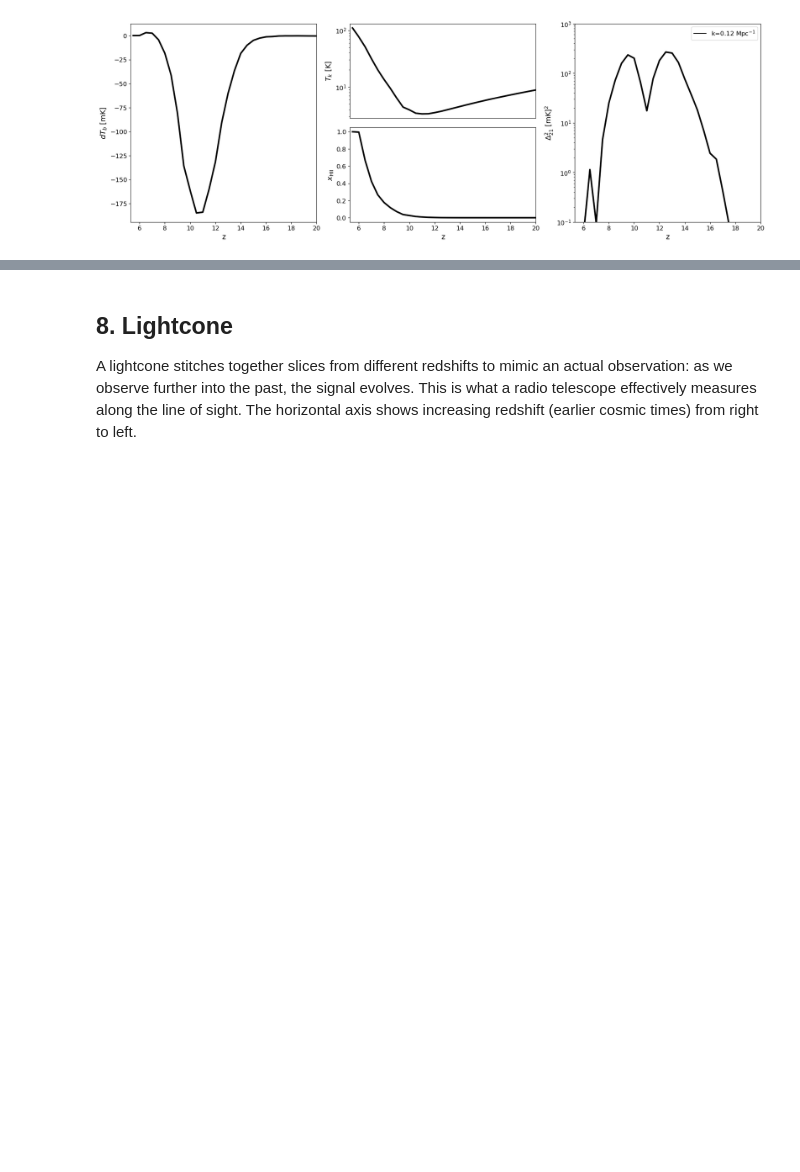
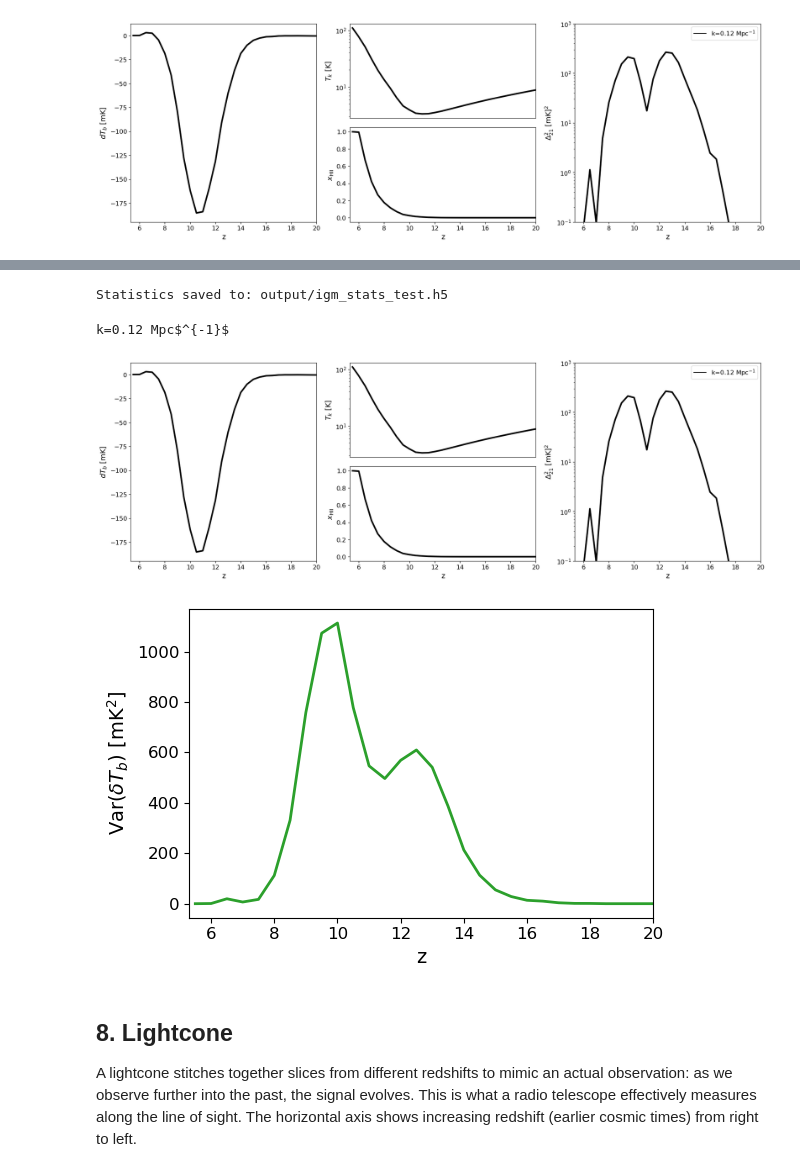
Before and after one commit to cosmic-reionization/BEoRN, a Jupyter notebook: examples/21cmfast_halos.ipynb, the cells around one changed output, grey strips where cells are left out. Saved outputs shown, nothing was run; the diff lists cells and outputs as text; code cells hidden in the pictures; blank space fills up the shorter version.

Commit message:
modules to store statistics, and to plot them.

```diff
--- a/examples/21cmfast_halos.ipynb
+++ b/examples/21cmfast_halos.ipynb
@@ -368,3 +376,57 @@ k=0.12 Mpc$^{-1}$
+# %%
+# --- Custom estimator: add spatial variance of dTb ---
+class MyStats(beorn.structs.StatisticsEstimator):
+    _estimators = beorn.structs.StatisticsEstimator._estimators + ['variance_signals']
+
+    def variance_signals(self) -> dict:
+        """Spatial variance of dTb at each redshift."""
+        n_z = len(self.cube.z_snapshots)
+        var_dTb = np.empty(n_z)
+        for i in range(n_z):
+            var_dTb[i] = np.var(self.cube.Grid_dTb[i])
+        return {'var_dTb': var_dTb}
+
+# Compute and save to  output/igm_stats_<tag>.h5  (auto-derived from cube path).
+# On subsequent runs stats.results loads the file instead of recomputing.
+stats = MyStats(multi_z_quantities, parameters)
+saved_path = stats.save(path='output/igm_stats_test.h5')          # writes HDF5, caches results in stats._results
+print(f"Statistics saved to: {saved_path}")
+# %% [output]
+Statistics saved to: output/igm_stats_test.h5
+# %%
+stats_loaded = beorn.structs.StatisticsEstimator.from_file(
+    'output/igm_stats_test.h5'
+)
+
+# The draw_* functions accept the StatisticsEstimator directly
+fig = plt.figure(constrained_layout=True, figsize=(18, 6))
+gs = gridspec.GridSpec(2, 3, figure=fig)
+ax1 = fig.add_subplot(gs[:, 0])
+ax2 = fig.add_subplot(gs[0, 1])
+ax3 = fig.add_subplot(gs[1, 1], sharex=ax2)
+ax4 = fig.add_subplot(gs[:, 2])
+
+beorn.plotting.draw_dTb_signal(ax1, stats_loaded, color='k', lw=3)
+beorn.plotting.draw_Temp_signal(ax2, stats_loaded, color='k', lw=3)
+beorn.plotting.draw_xHII_signal(ax3, stats_loaded, color='k', lw=3)
+kplot = beorn.plotting.draw_dTb_power_spectrum_of_z(ax4, stats_loaded, k_value=0.1, color='k', lw=3)
+ax4.plot([], [], color='k', label=f'k={kplot:.2f} Mpc$^{{-1}}$')
+ax4.legend(loc=0)
+ax2.axes.get_xaxis().set_visible(False)
+
+# Also show the variance as an extra panel
+fig2, ax_var = plt.subplots(figsize=(6, 4))
+r = stats.results
+ax_var.plot(r['z'], r['var_dTb'], color='C2', lw=2)
+ax_var.set_xlabel('z')
+ax_var.set_ylabel(r'$\mathrm{Var}(\delta T_b)$ [mK$^2$]')
+ax_var.set_xlim(r['z'].min() - 0.2, r['z'].max())
+plt.tight_layout()
+plt.show()
+# %% [output]
+k=0.12 Mpc$^{-1}$
+[figure, added]
+[figure, added]
 # %% [markdown]
 ## 8. Lightcone
 
```
Also changed, not shown: parts of 2 cells of this notebook, 4 other files.
